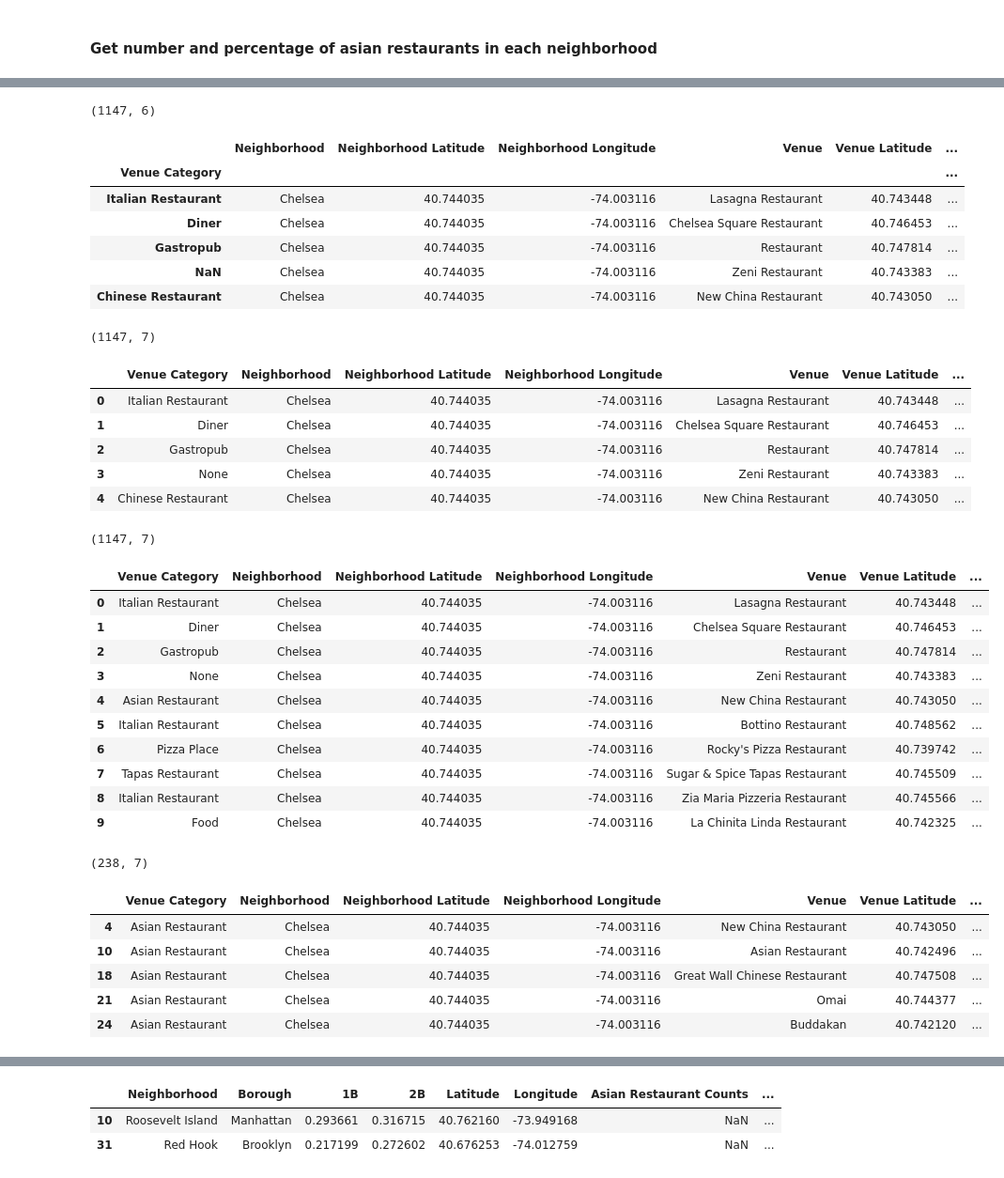
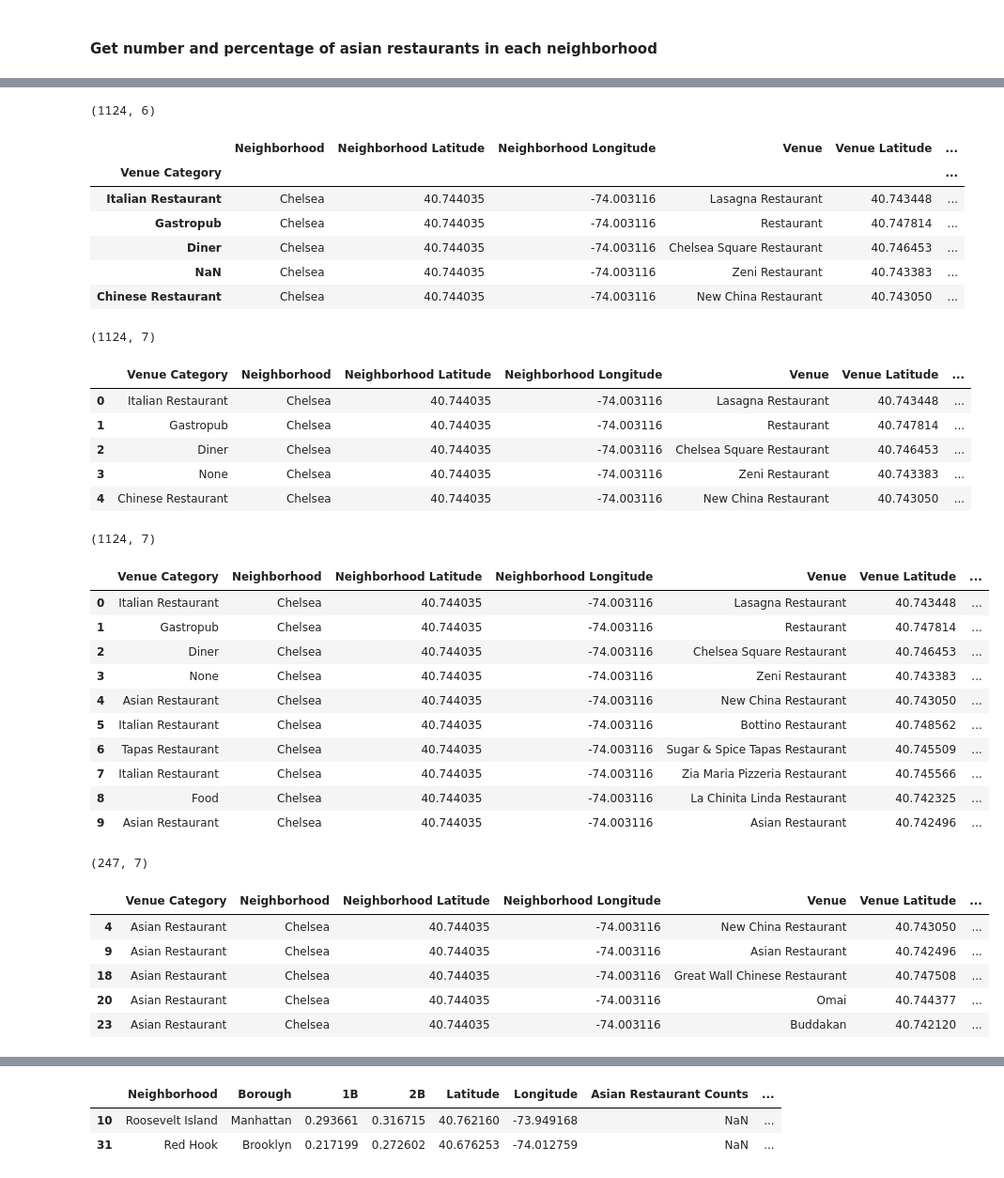
Before and after one commit to emmakai/IBM-Capstone, a Jupyter notebook: C9-Capstone-Find Similar Neighborhood-Analysis.ipynb, the cells around one changed output, grey strips where cells are left out. Shown at 94% size. Cells and saved outputs as stored; diff of their text form; code cells hidden in the pictures.

```diff
--- a/C9-Capstone-Find Similar Neighborhood-Analysis.ipynb
+++ b/C9-Capstone-Find Similar Neighborhood-Analysis.ipynb
@@ -457,7 +457,7 @@ with_geo.head()
 # %%
 for i, lat, lng in zip(range(20), need_geo['Latitude'], need_geo['Longitude']):
     try:
-        address = need_geo['Neighborhood'][i]+', New York City'
+        address = need_geo['Neighborhood'][i]+','+need_geo['Borough'][i]+', New York'
         geolocator = Nominatim(user_agent="ny_explorer")
         location = geolocator.geocode(address)
         lat = location.latitude
@@ -672,27 +672,32 @@ array(['Italian Restaurant', 'Diner', 'Gastropub', None,
 # %%
 not_restaurant=['Tech Startup',
                 'Office',
+                'Lounge',
+                'Wine Bar',
                 'Miscellaneous Shop',
                 'Kitchen Supply Store',
+                'Hookah Bar',
                 'Music Venue',
                 'Karaoke Bar',
+                'Bar',
                 'Coworking Space',
+                'Cocktail Bar',
+                'Building','Pub',
+                'Coffee Shop',
                 'Theater',
                 'Housing Development',
                 'Garden',
                 'Deli / Bodega',
-                'Coffee Shop',
                 'Neighborhood',
                 'Gift Shop',
+                'Brewery',
                 'Non-Profit',
+                'Hotel Bar',
                 'Grocery Store',
+                'Juice Bar',
                 'Arcade',
-                'Furniture / Home Store',
-                'Home Service',
-                'Business Service',
-                'Nightclub',
-                'Other Great Outdoors',
-                'Electronics Store']
+                'Snack Place',
+                'Furniture / Home Store']
 # %%
 nearby_dining[nearby_dining['Venue Category'].isin(not_restaurant)]
 # %% [output]
@@ -717,28 +722,28 @@ nearby_dining[nearby_dining['Venue Category'].isin(not_restaurant)]
 # %%
-nearby_dining=nearby_dining.set_index('Venue Category')
-nearby_dining.drop(labels=not_restaurant, axis=0, inplace=True)
+nearby_dining_=nearby_dining.set_index('Venue Category')
+nearby_dining_.drop(labels=not_restaurant, axis=0, inplace=True)
 
-print(nearby_dining.shape)
-nearby_dining.head()
+print(nearby_dining_.shape)
+nearby_dining_.head()
 # %% [output]
-(1147, 6)
+(1124, 6)
 |  | Neighborhood | Neighborhood Latitude | Neighborhood Longitude | Venue | Venue Latitude | ... |
 | Venue Category |  |  |  |  |  | ... |
 | Italian Restaurant | Chelsea | 40.744035 | -74.003116 | Lasagna Restaurant | 40.743448 | ... |
+| Gastropub | Chelsea | 40.744035 | -74.003116 | Restaurant | 40.747814 | ... |
 | Diner | Chelsea | 40.744035 | -74.003116 | Chelsea Square Restaurant | 40.746453 | ... |
-| Gastropub | Chelsea | 40.744035 | -74.003116 | Restaurant | 40.747814 | ... |
 | NaN | Chelsea | 40.744035 | -74.003116 | Zeni Restaurant | 40.743383 | ... |
 | Chinese Restaurant | Chelsea | 40.744035 | -74.003116 | New China Restaurant | 40.743050 | ... |
 # %%
-nearby_dining.reset_index(inplace=True)
-print(nearby_dining.shape)
-nearby_dining.head()
+nearby_dining_.reset_index(inplace=True)
+print(nearby_dining_.shape)
+nearby_dining_.head()
 # %% [output]
-(1147, 7)
+(1124, 7)
 |  | Venue Category | Neighborhood | Neighborhood Latitude | Neighborhood Longitude | Venue | Venue Latitude | ... |
 | 0 | Italian Restaurant | Chelsea | 40.744035 | -74.003116 | Lasagna Restaurant | 40.743448 | ... |
-| 1 | Diner | Chelsea | 40.744035 | -74.003116 | Chelsea Square Restaurant | 40.746453 | ... |
-| 2 | Gastropub | Chelsea | 40.744035 | -74.003116 | Restaurant | 40.747814 | ... |
+| 1 | Gastropub | Chelsea | 40.744035 | -74.003116 | Restaurant | 40.747814 | ... |
+| 2 | Diner | Chelsea | 40.744035 | -74.003116 | Chelsea Square Restaurant | 40.746453 | ... |
 | 3 | None | Chelsea | 40.744035 | -74.003116 | Zeni Restaurant | 40.743383 | ... |
 | 4 | Chinese Restaurant | Chelsea | 40.744035 | -74.003116 | New China Restaurant | 40.743050 | ... |
 # %%
@@ -760,36 +765,36 @@ asian=['Chinese Restaurant',
        'Szechuan Restaurant',
        'Indonesian Restaurant']
 # %%
-nearby_dining=nearby_dining.replace(to_replace=asian, value='Asian Restaurant')
+nearby_dining_=nearby_dining_.replace(to_replace=asian, value='Asian Restaurant')
 
-print(nearby_dining.shape)
-nearby_dining.head(10)
+print(nearby_dining_.shape)
+nearby_dining_.head(10)
 # %% [output]
-(1147, 7)
+(1124, 7)
 |  | Venue Category | Neighborhood | Neighborhood Latitude | Neighborhood Longitude | Venue | Venue Latitude | ... |
 | 0 | Italian Restaurant | Chelsea | 40.744035 | -74.003116 | Lasagna Restaurant | 40.743448 | ... |
-| 1 | Diner | Chelsea | 40.744035 | -74.003116 | Chelsea Square Restaurant | 40.746453 | ... |
-| 2 | Gastropub | Chelsea | 40.744035 | -74.003116 | Restaurant | 40.747814 | ... |
+| 1 | Gastropub | Chelsea | 40.744035 | -74.003116 | Restaurant | 40.747814 | ... |
+| 2 | Diner | Chelsea | 40.744035 | -74.003116 | Chelsea Square Restaurant | 40.746453 | ... |
 | 3 | None | Chelsea | 40.744035 | -74.003116 | Zeni Restaurant | 40.743383 | ... |
 | 4 | Asian Restaurant | Chelsea | 40.744035 | -74.003116 | New China Restaurant | 40.743050 | ... |
 | 5 | Italian Restaurant | Chelsea | 40.744035 | -74.003116 | Bottino Restaurant | 40.748562 | ... |
-| 6 | Pizza Place | Chelsea | 40.744035 | -74.003116 | Rocky's Pizza Restaurant | 40.739742 | ... |
-| 7 | Tapas Restaurant | Chelsea | 40.744035 | -74.003116 | Sugar & Spice Tapas Restaurant | 40.745509 | ... |
-| 8 | Italian Restaurant | Chelsea | 40.744035 | -74.003116 | Zia Maria Pizzeria Restaurant | 40.745566 | ... |
-| 9 | Food | Chelsea | 40.744035 | -74.003116 | La Chinita Linda Restaurant | 40.742325 | ... |
+| 6 | Tapas Restaurant | Chelsea | 40.744035 | -74.003116 | Sugar & Spice Tapas Restaurant | 40.745509 | ... |
+| 7 | Italian Restaurant | Chelsea | 40.744035 | -74.003116 | Zia Maria Pizzeria Restaurant | 40.745566 | ... |
+| 8 | Food | Chelsea | 40.744035 | -74.003116 | La Chinita Linda Restaurant | 40.742325 | ... |
+| 9 | Asian Restaurant | Chelsea | 40.744035 | -74.003116 | Asian Restaurant | 40.742496 | ... |
 # %%
-nearby_asian=nearby_dining[nearby_dining['Venue Category']=='Asian Restaurant']
+nearby_asian=nearby_dining_[nearby_dining_['Venue Category']=='Asian Restaurant']
 
 print(nearby_asian.shape)
 nearby_asian.head()
 # %% [output]
-(238, 7)
+(247, 7)
 |  | Venue Category | Neighborhood | Neighborhood Latitude | Neighborhood Longitude | Venue | Venue Latitude | ... |
 | 4 | Asian Restaurant | Chelsea | 40.744035 | -74.003116 | New China Restaurant | 40.743050 | ... |
-| 10 | Asian Restaurant | Chelsea | 40.744035 | -74.003116 | Asian Restaurant | 40.742496 | ... |
+| 9 | Asian Restaurant | Chelsea | 40.744035 | -74.003116 | Asian Restaurant | 40.742496 | ... |
 | 18 | Asian Restaurant | Chelsea | 40.744035 | -74.003116 | Great Wall Chinese Restaurant | 40.747508 | ... |
-| 21 | Asian Restaurant | Chelsea | 40.744035 | -74.003116 | Omai | 40.744377 | ... |
-| 24 | Asian Restaurant | Chelsea | 40.744035 | -74.003116 | Buddakan | 40.742120 | ... |
+| 20 | Asian Restaurant | Chelsea | 40.744035 | -74.003116 | Omai | 40.744377 | ... |
+| 23 | Asian Restaurant | Chelsea | 40.744035 | -74.003116 | Buddakan | 40.742120 | ... |
 # %%
 #count total number of asian restaurant in each neighborhood
 
```
Also changed, not shown: parts of 28 cells of this notebook, 4 other files.
